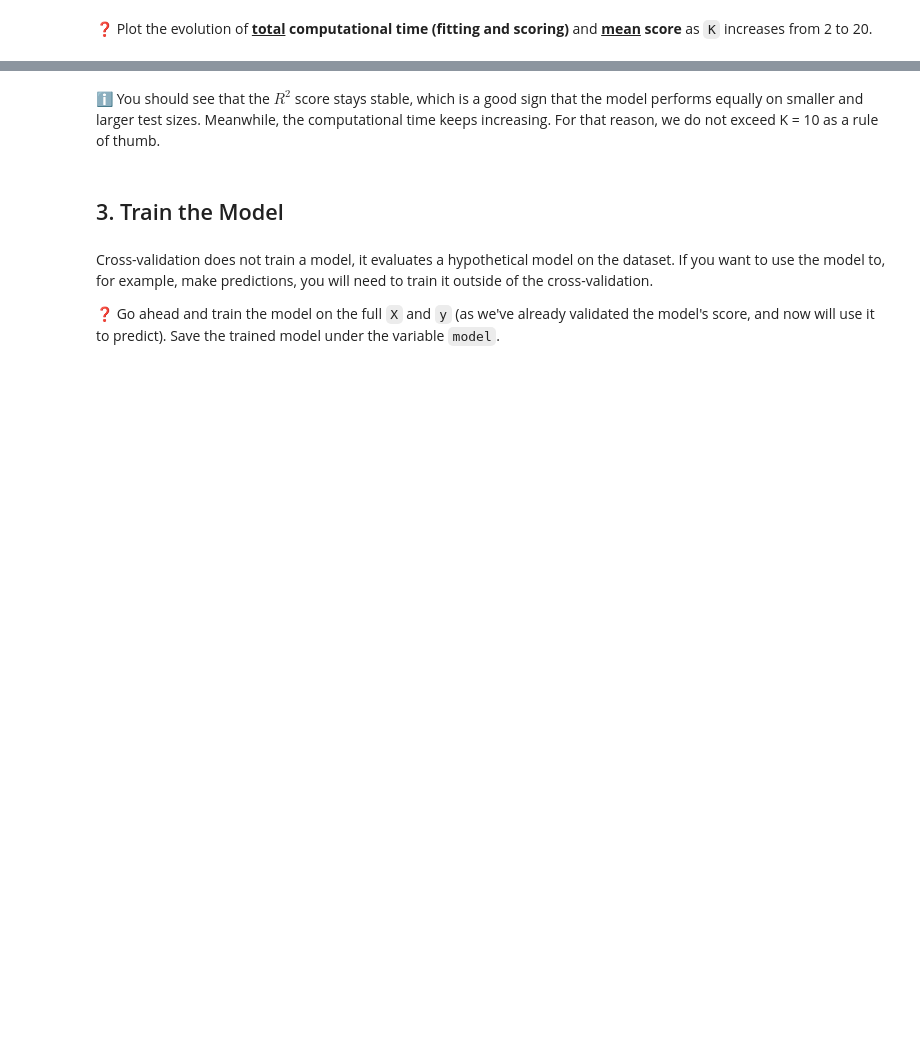
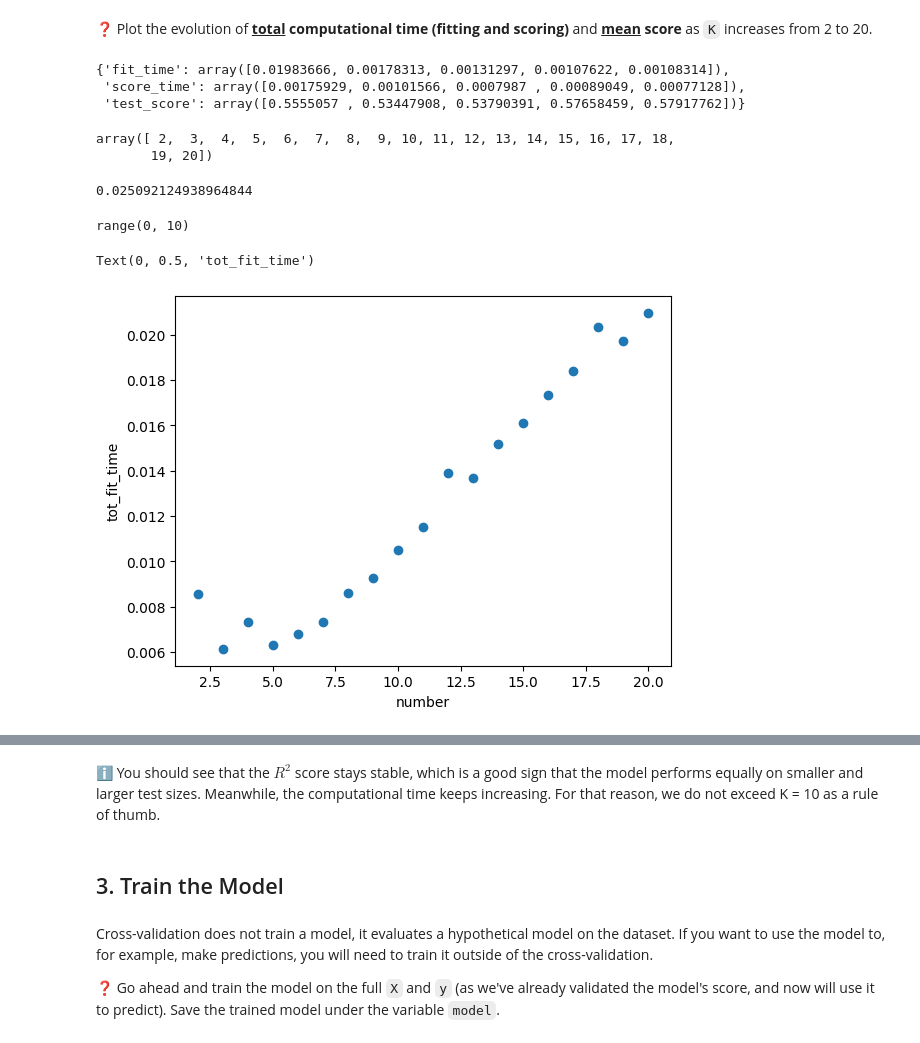
Before and after one commit to ParissaPeimaniyfard/data-linear-regression, a Jupyter notebook: Linear_Regression.ipynb, the cells around one changed output, grey strips where cells are left out. Cells and saved outputs as stored; diff of their text form; code cells hidden in the pictures; blank space fills up the shorter version.

```diff
--- a/Linear_Regression.ipynb
+++ b/Linear_Regression.ipynb
@@ -113,0 +128,37 @@ print(result.check())
+# %%
+cv_results
+# %% [output]
+{'fit_time': array([0.01983666, 0.00178313, 0.00131297, 0.00107622, 0.00108314]),
+ 'score_time': array([0.00175929, 0.00101566, 0.0007987 , 0.00089049, 0.00077128]),
+ 'test_score': array([0.5555057 , 0.53447908, 0.53790391, 0.57658459, 0.57917762])}
+# %%
+number= np.arange(2,21,1)
+number
+# %% [output]
+array([ 2,  3,  4,  5,  6,  7,  8,  9, 10, 11, 12, 13, 14, 15, 16, 17, 18,
+       19, 20])
+# %%
+cv_results['fit_time'].sum()
+# %% [output]
+0.025092124938964844
+# %%
+m= range(10)
+m
+# %% [output]
+range(0, 10)
+# %%
+number= np.arange(2,21,1)
+tot_fit_time=[]
+model= LinearRegression()
+for num in number:
+    cv_results= cross_validate(model, X, y, cv=num)
+    sum= cv_results['fit_time'].sum()
+    tot_fit_time.append(sum)
+tot_fit_time=np.array(tot_fit_time)
+# tot_fit_time
+plt.scatter(x=number, y=tot_fit_time)
+plt.xlabel('number')
+plt.ylabel('tot_fit_time')
+# %% [output]
+Text(0, 0.5, 'tot_fit_time')
+[figure, added]
```
Also changed, not shown: parts of 12 cells of this notebook, 1 other file.
